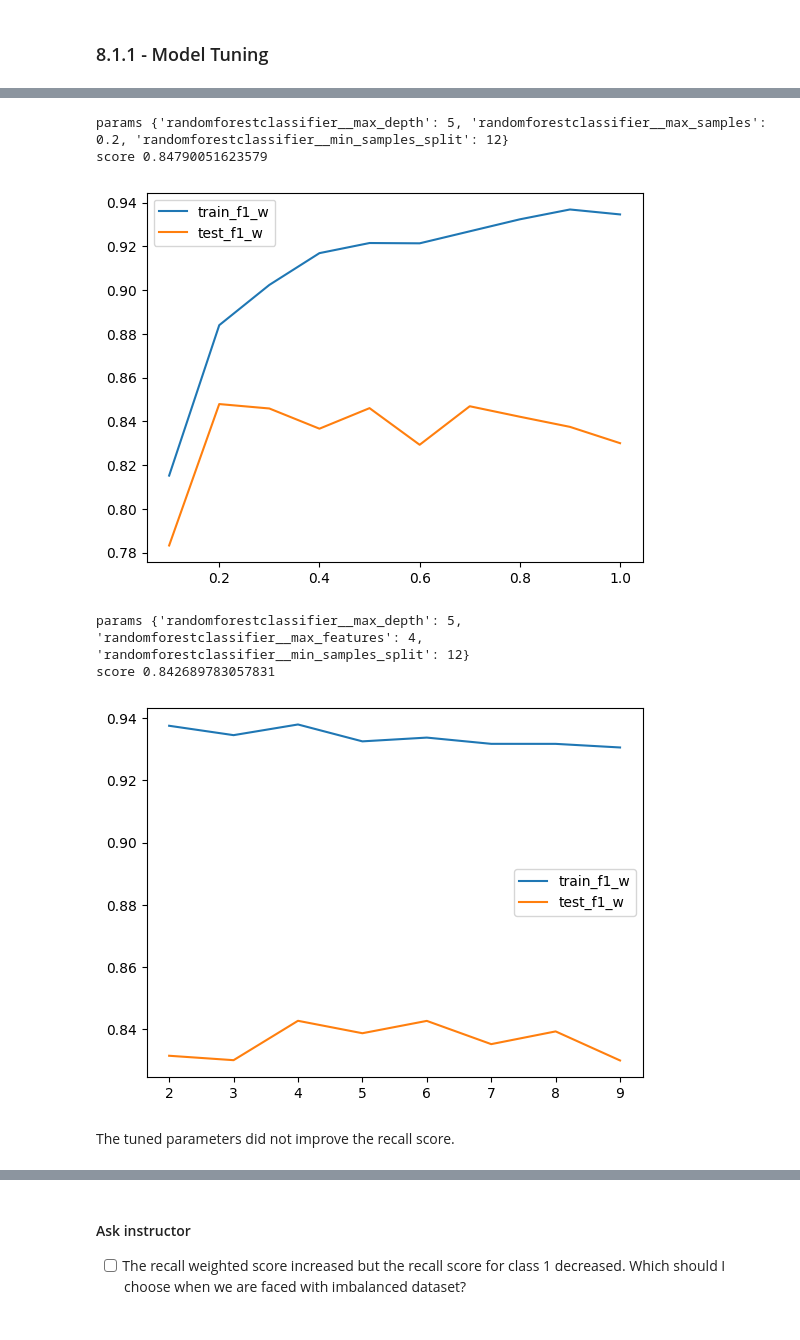
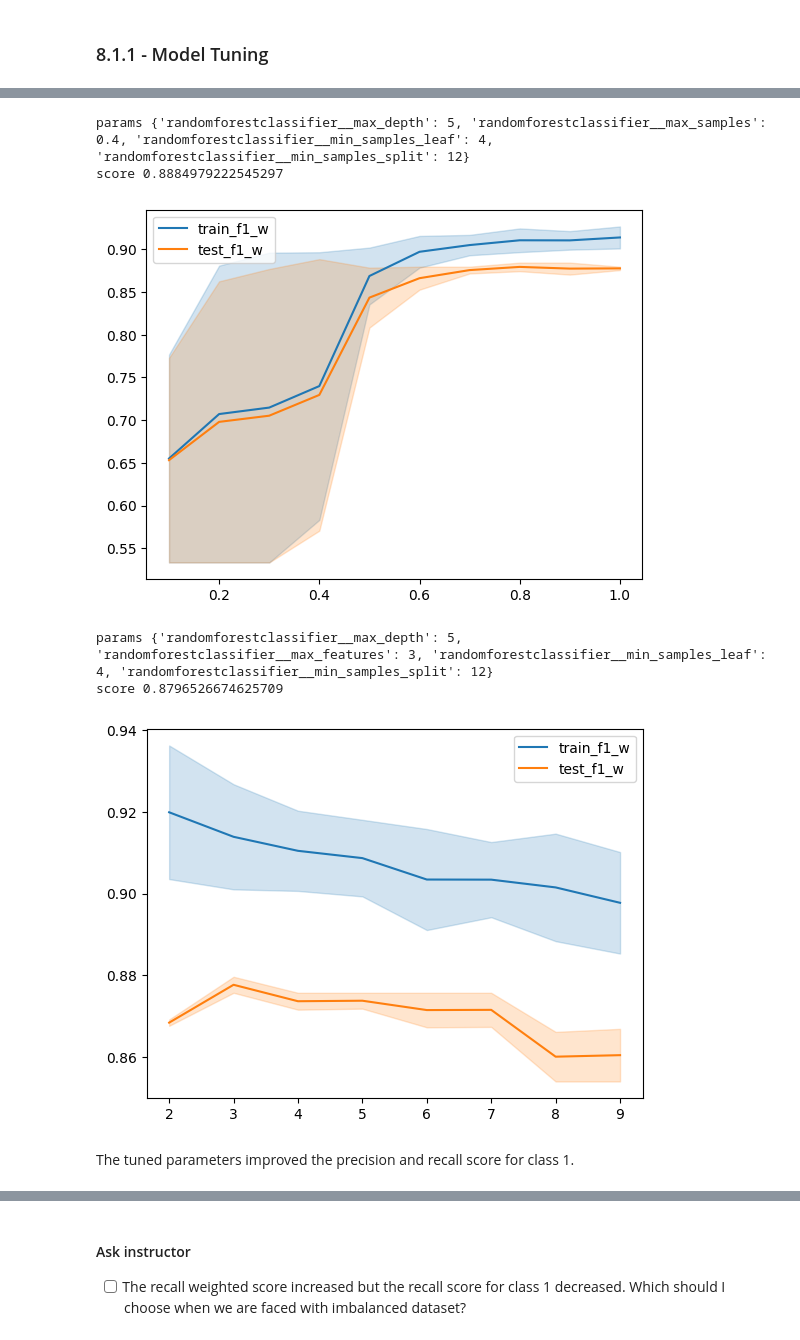
Before and after one commit to jasonrichdarmawan/p1-g3, a Jupyter notebook: h8dsft_P1G3_jason_rich_darmawan_onggo_putra.ipynb, the cells around one changed output, grey strips where cells are left out. Drawn from its saved outputs; the diff is of its cells as text; code cells hidden in the pictures.

```diff
--- a/h8dsft_P1G3_jason_rich_darmawan_onggo_putra.ipynb
+++ b/h8dsft_P1G3_jason_rich_darmawan_onggo_putra.ipynb
@@ -613,11 +650,11 @@ score 0.848404250339585
 # %%
-# we will choose 2
+# we will not choose this.
 def isolate():
     rf_clf_cv = GridSearchCV(estimator=rf_clf_default,
                              scoring=scoring,
                              refit="f1_w",
                              param_grid={
-                                'randomforestclassifier__max_depth': [2,5],
+                                'randomforestclassifier__max_depth': [7],
                                 'randomforestclassifier__min_samples_split': np.arange(2,100,5),
                              },
                              return_train_score=True)
@@ -645,9 +682,9 @@ def isolate():
                              scoring=scoring,
                              refit="f1_w",
                              param_grid={
-                                'randomforestclassifier__max_depth': [5],
-                                'randomforestclassifier__min_samples_split': [12,62],
-                                'randomforestclassifier__max_leaf_nodes': np.arange(5,12,1)
+                                'randomforestclassifier__max_depth': [7],
+                                # 'randomforestclassifier__min_samples_split': [62],
+                                'randomforestclassifier__max_leaf_nodes': np.arange(2,32,1)
                              },
                              return_train_score=True)
     rf_clf_cv.fit(X=X_train, y=y_train)
@@ -705,9 +742,9 @@ def isolate():
                              refit="f1_w",
                              param_grid={
                                 'randomforestclassifier__max_depth': [5],
-                                'randomforestclassifier__min_samples_split': [12],
+                                'randomforestclassifier__min_samples_split': [12, 62],
                                 # 'randomforestclassifier__max_leaf_nodes': [6],
-                                # 'randomforestclassifier__min_samples_leaf': [1],
+                                'randomforestclassifier__min_samples_leaf': [4],
                                 'randomforestclassifier__n_estimators': np.arange(start=2, stop=200, step=5),
                              },
                              return_train_score=True)
@@ -736,9 +773,9 @@ def isolate():
                              refit="f1_w",
                              param_grid={
                                 'randomforestclassifier__max_depth': [5],
-                                'randomforestclassifier__min_samples_split': [12],
+                                'randomforestclassifier__min_samples_split': [12, 62],
                                 # 'randomforestclassifier__max_leaf_nodes': [6],
-                                # 'randomforestclassifier__min_samples_leaf': [1],
+                                'randomforestclassifier__min_samples_leaf': [4],
                                 # 'randomforestclassifier__n_estimators': [102],
                                 'randomforestclassifier__max_samples': np.arange(0.1,1.1,0.1)
                              },
@@ -757,44 +794,44 @@ def isolate():
 
 isolate()
 # %% [output]
-params {'randomforestclassifier__max_depth': 5, 'randomforestclassifier__max_samples': 0.2, 'randomforestclassifier__min_samples_split': 12}
-score 0.84790051623579
+params {'randomforestclassifier__max_depth': 5, 'randomforestclassifier__max_samples': 0.4, 'randomforestclassifier__min_samples_leaf': 4, 'randomforestclassifier__min_samples_split': 12}
+score 0.8884979222545297
-[figure, old version]
+[figure, new version]
 # %%
 # the score did not improve, we will not use this either
 def isolate():
     rf_clf_cv = GridSearchCV(estimator=rf_clf_default,
                              scoring=scoring,
                              refit="f1_w",
                              param_grid={
                                 'randomforestclassifier__max_depth': [5],
-                                'randomforestclassifier__min_samples_split': [12],
+                                'randomforestclassifier__min_samples_split': [12, 62],
                                 # 'randomforestclassifier__max_leaf_nodes': [6],
-                                # 'randomforestclassifier__min_samples_leaf': [1],
+                                'randomforestclassifier__min_samples_leaf': [4],
                                 # 'randomforestclassifier__n_estimators': [102],
                                 # 'randomforestclassifier__max_samples': [1.0],
                                 'randomforestclassifier__max_features': np.arange(2,10,1)
                              },
                              return_train_score=True)
     rf_clf_cv.fit(X=X_train, y=y_train)
 
     sns.lineplot(x=rf_clf_cv.cv_results_['param_randomforestclassifier__max_features'],
                  y=rf_clf_cv.cv_results_['mean_train_f1_w'],
                  label="train_f1_w")
     sns.lineplot(x=rf_clf_cv.cv_results_['param_randomforestclassifier__max_features'],
                  y=rf_clf_cv.cv_results_['mean_test_f1_w'],
                  label="test_f1_w")
 
     print("params", rf_clf_cv.best_params_)
     print("score", rf_clf_cv.best_score_)
 
 isolate()
 # %% [output]
-params {'randomforestclassifier__max_depth': 5, 'randomforestclassifier__max_features': 4, 'randomforestclassifier__min_samples_split': 12}
-score 0.842689783057831
+params {'randomforestclassifier__max_depth': 5, 'randomforestclassifier__max_features': 3, 'randomforestclassifier__min_samples_leaf': 4, 'randomforestclassifier__min_samples_split': 12}
+score 0.8796526674625709
-[figure, old version]
+[figure, new version]
 # %% [markdown]
-The tuned parameters did not improve the recall score.
+The tuned parameters improved the precision and recall score for class 1.
 # %%
 # Model Definition
 rf_clf_tuned = make_pipeline(*pipe,
```
Also changed, not shown: parts of 35 cells of this notebook, 4 other files.
